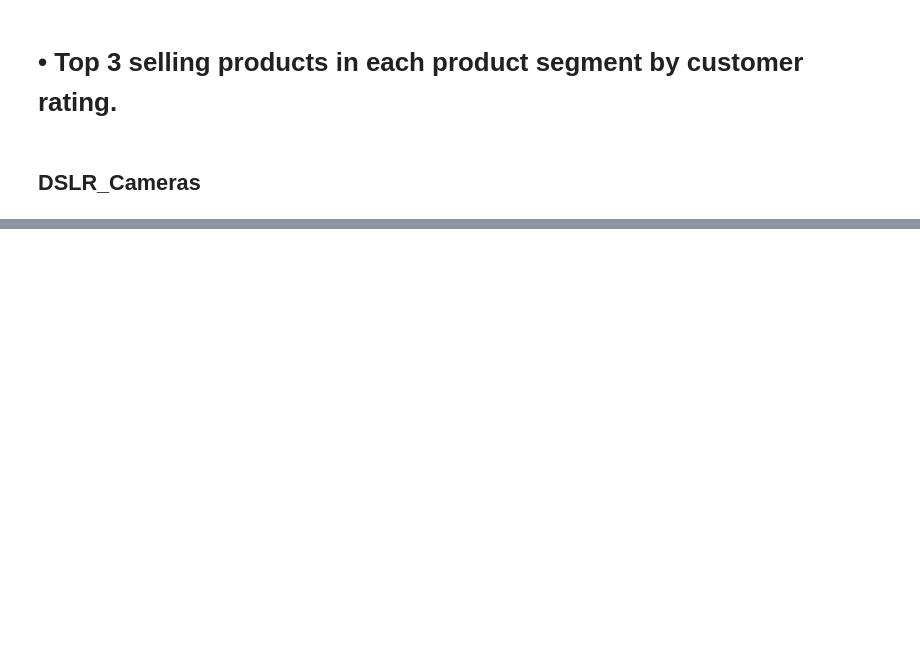
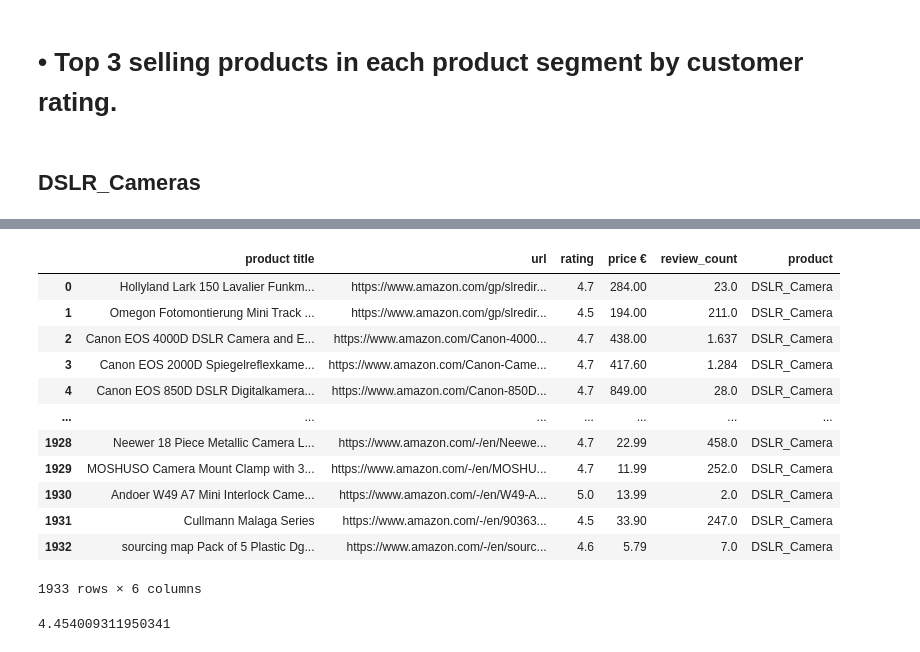
Before and after one commit to selinbulbul/ecommerce-scrape, a Jupyter notebook: Statistics/tasks.ipynb, the cells around one changed output, grey strips where cells are left out. Saved outputs shown, nothing was run; the diff lists cells and outputs as text; code cells hidden in the pictures; blank space fills up the shorter version.

```diff
--- a/Statistics/tasks.ipynb
+++ b/Statistics/tasks.ipynb
@@ -28,0 +77,20 @@ df
+# %%
+df_1= df
+# %%
+df_1['rating'] = df_1['rating'].astype(str)
+df_1['rating'] = df_1['rating'].str.replace('/ 5', '')
+df_1
+# %% [output]
+|  | product title | url | rating | price € | review_count | product |
+| 0 | Hollyland Lark 150 Lavalier Funkm... | https://www.amazon.com/gp/slredir... | 4.7 | 284.00 | 23.0 | DSLR_Camera |
+| 1 | Omegon Fotomontierung Mini Track ... | https://www.amazon.com/gp/slredir... | 4.5 | 194.00 | 211.0 | DSLR_Camera |
+| 2 | Canon EOS 4000D DSLR Camera and E... | https://www.amazon.com/Canon-4000... | 4.7 | 438.00 | 1.637 | DSLR_Camera |
+| 3 | Canon EOS 2000D Spiegelreflexkame... | https://www.amazon.com/Canon-Came... | 4.7 | 417.60 | 1.284 | DSLR_Camera |
+| 4 | Canon EOS 850D DSLR Digitalkamera... | https://www.amazon.com/Canon-850D... | 4.7 | 849.00 | 28.0 | DSLR_Camera |
+| ... | ... | ... | ... | ... | ... | ... |
+| 1928 | Neewer 18 Piece Metallic Camera L... | https://www.amazon.com/-/en/Neewe... | 4.7 | 22.99 | 458.0 | DSLR_Camera |
+| 1929 | MOSHUSO Camera Mount Clamp with 3... | https://www.amazon.com/-/en/MOSHU... | 4.7 | 11.99 | 252.0 | DSLR_Camera |
+| 1930 | Andoer W49 A7 Mini Interlock Came... | https://www.amazon.com/-/en/W49-A... | 5.0 | 13.99 | 2.0 | DSLR_Camera |
+| 1931 | Cullmann Malaga Series | https://www.amazon.com/-/en/90363... | 4.5 | 33.90 | 247.0 | DSLR_Camera |
+| 1932 | sourcing map Pack of 5 Plastic Dg... | https://www.amazon.com/-/en/sourc... | 4.6 | 5.79 | 7.0 | DSLR_Camera |
+1933 rows × 6 columns
@@ -28,0 +99,4 @@ df
+# %%
+df_1["rating"].mean()
+# %% [output]
+4.454009311950341
```
Also changed, not shown: parts of 75 cells of this notebook, 1 other file.
